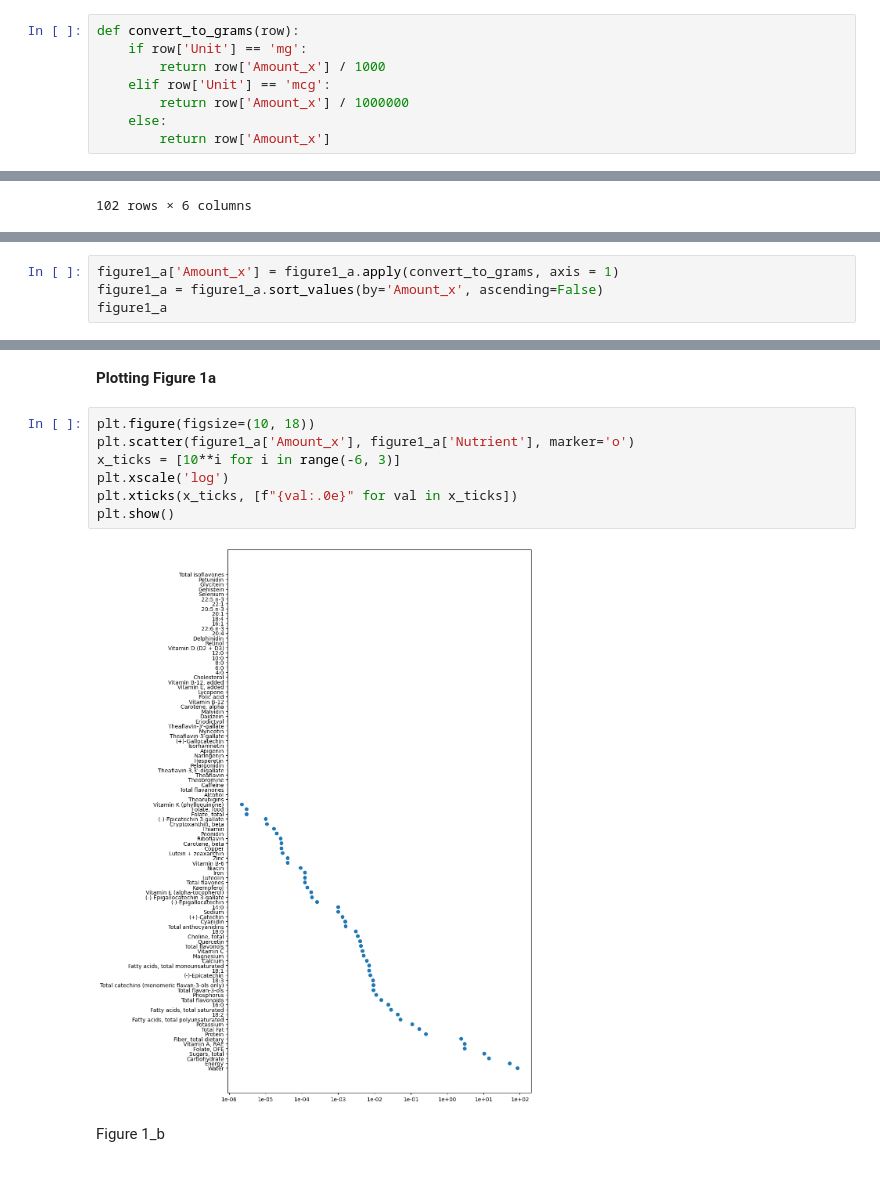
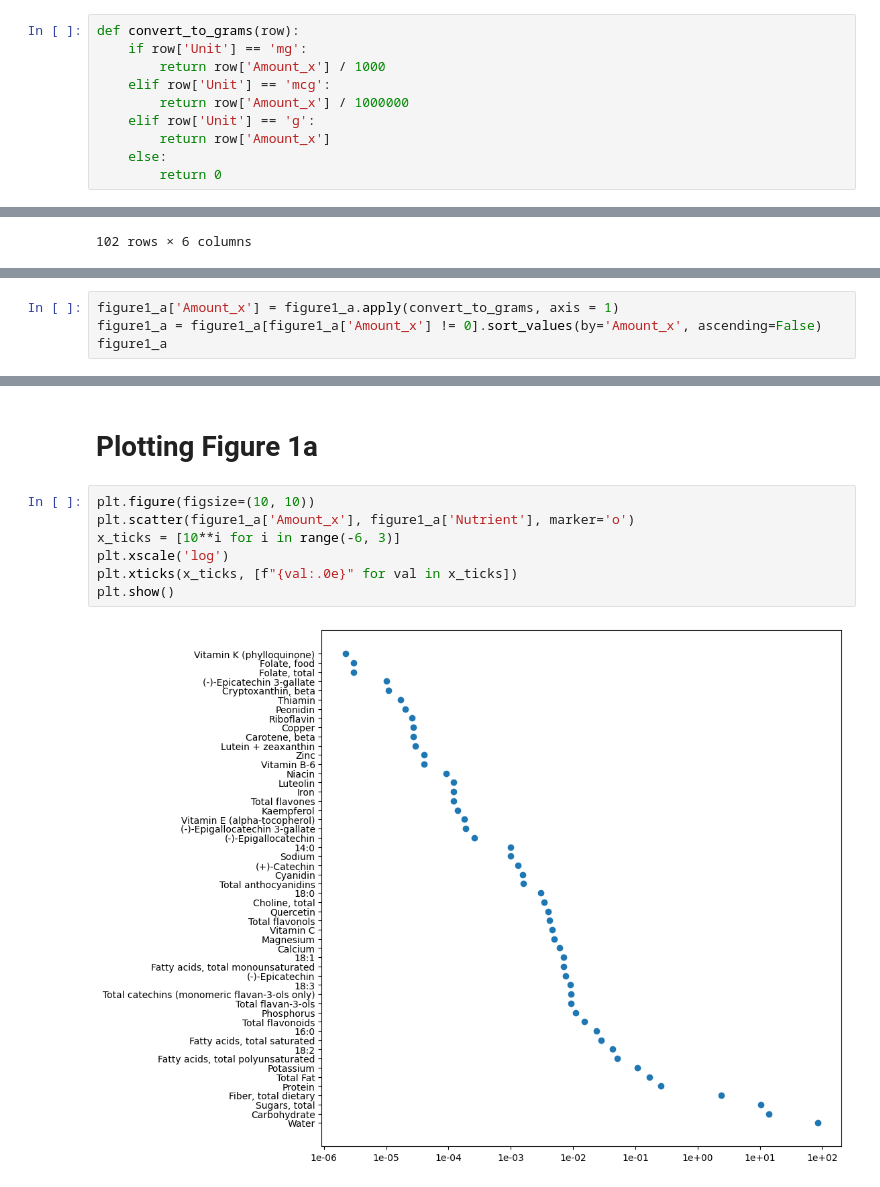
Before and after one commit to oberoir080/NutrientEDA, a Jupyter notebook: CSV_Generator_py/Figures.ipynb, the cells around one changed output, grey strips where cells are left out. Cells and saved outputs as stored; diff of their text form.

Commit message:
Figure1a corrected

```diff
--- a/CSV_Generator_py/Figures.ipynb
+++ b/CSV_Generator_py/Figures.ipynb
@@ -11,5 +26,7 @@ def convert_to_grams(row):
         return row['Amount_x'] / 1000
     elif row['Unit'] == 'mcg':
         return row['Amount_x'] / 1000000
+    elif row['Unit'] == 'g':
+        return row['Amount_x']
     else:
-        return row['Amount_x']
+        return 0
@@ -35,6 +64,6 @@ figure1_a
 # %%
 figure1_a['Amount_x'] = figure1_a.apply(convert_to_grams, axis = 1)
-figure1_a = figure1_a.sort_values(by='Amount_x', ascending=False)
+figure1_a = figure1_a[figure1_a['Amount_x'] != 0].sort_values(by='Amount_x', ascending=False)
 figure1_a
 # %% [output]
 |  | Unnamed: 0 | Food Index | Nutrient Index | Amount_x | Nutrient | Unit |
@@ -53,13 +86,11 @@ figure1_a
 # %% [markdown]
-**Plotting Figure 1a**
+# Plotting Figure 1a
 # %%
-plt.figure(figsize=(10, 18))
+plt.figure(figsize=(10, 10))
 plt.scatter(figure1_a['Amount_x'], figure1_a['Nutrient'], marker='o')
 x_ticks = [10**i for i in range(-6, 3)]
 plt.xscale('log')
 plt.xticks(x_ticks, [f"{val:.0e}" for val in x_ticks])
 plt.show()
 # %% [output]
-[figure, old version]
+[figure, new version]
-# %% [markdown]
-Figure 1_b
```
Also changed, not shown: parts of 17 cells of this notebook, 1 other file.
